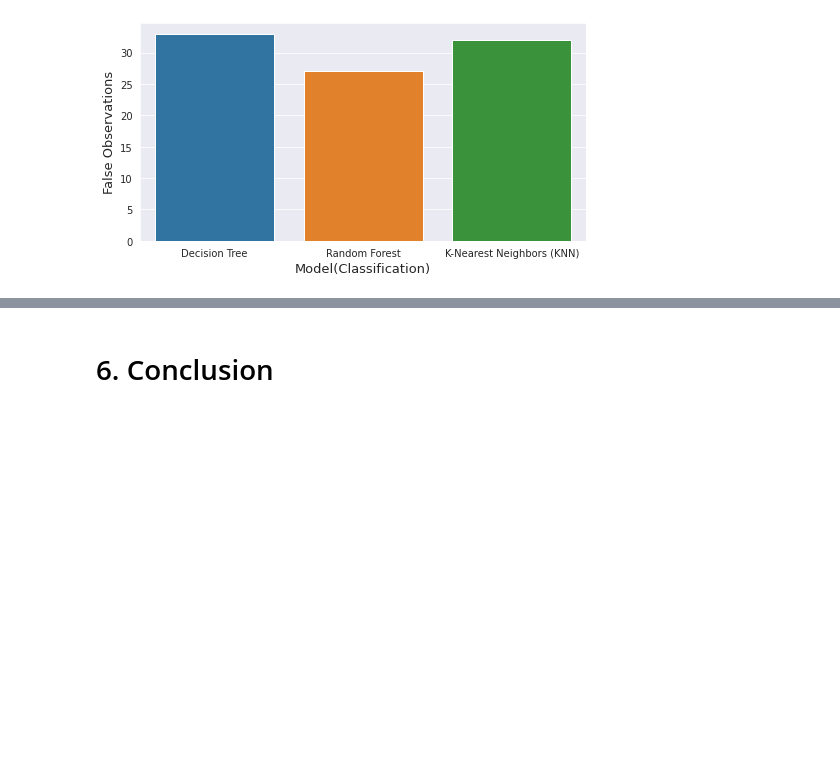
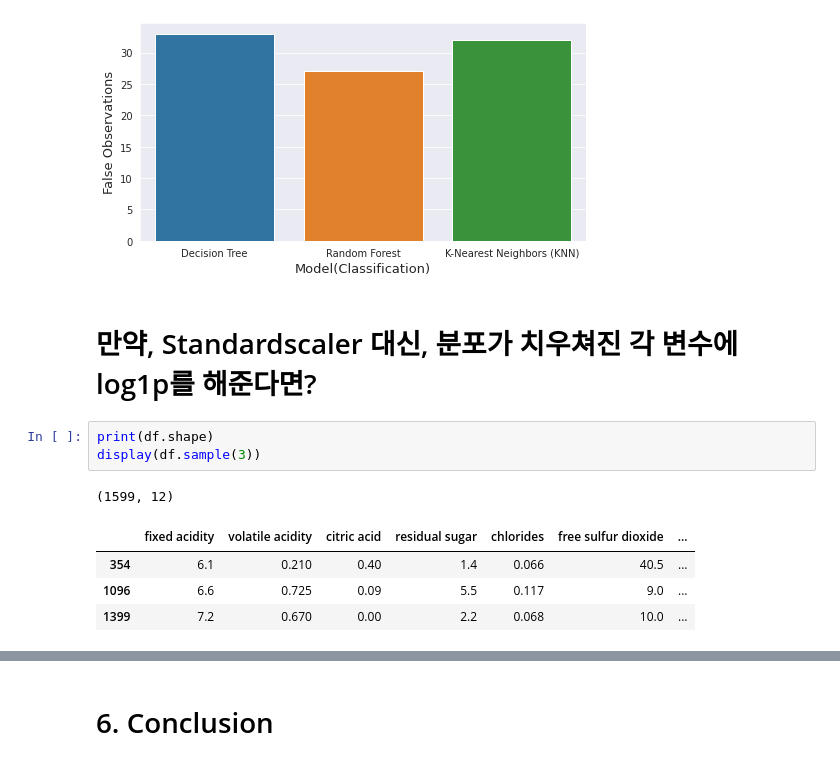
Before and after one commit to codelspak/Struggles, a Jupyter notebook: WK26_case2_Kaggle_ML_Classification_wine_quality.ipynb, the cells around one changed output, grey strips where cells are left out. Cells and saved outputs as stored; diff of their text form; blank space fills up the shorter version.

```diff
--- a/WK26_case2_Kaggle_ML_Classification_wine_quality.ipynb
+++ b/WK26_case2_Kaggle_ML_Classification_wine_quality.ipynb
@@ -555,3 +558,14 @@ axe.set_ylabel('False Observations', size=13)
 plt.show()
 # %% [output]
 [figure]
+# %% [markdown]
+# 만약, Standardscaler 대신, 분포가 치우쳐진 각 변수에 log1p를 해준다면?
+# %%
+print(df.shape)
+display(df.sample(3))
+# %% [output]
+(1599, 12)
+|  | fixed acidity | volatile acidity | citric acid | residual sugar | chlorides | free sulfur dioxide | ... |
+| 354 | 6.1 | 0.210 | 0.40 | 1.4 | 0.066 | 40.5 | ... |
+| 1096 | 6.6 | 0.725 | 0.09 | 5.5 | 0.117 | 9.0 | ... |
+| 1399 | 7.2 | 0.670 | 0.00 | 2.2 | 0.068 | 10.0 | ... |
```
Also changed, not shown: parts of 11 cells of this notebook.
